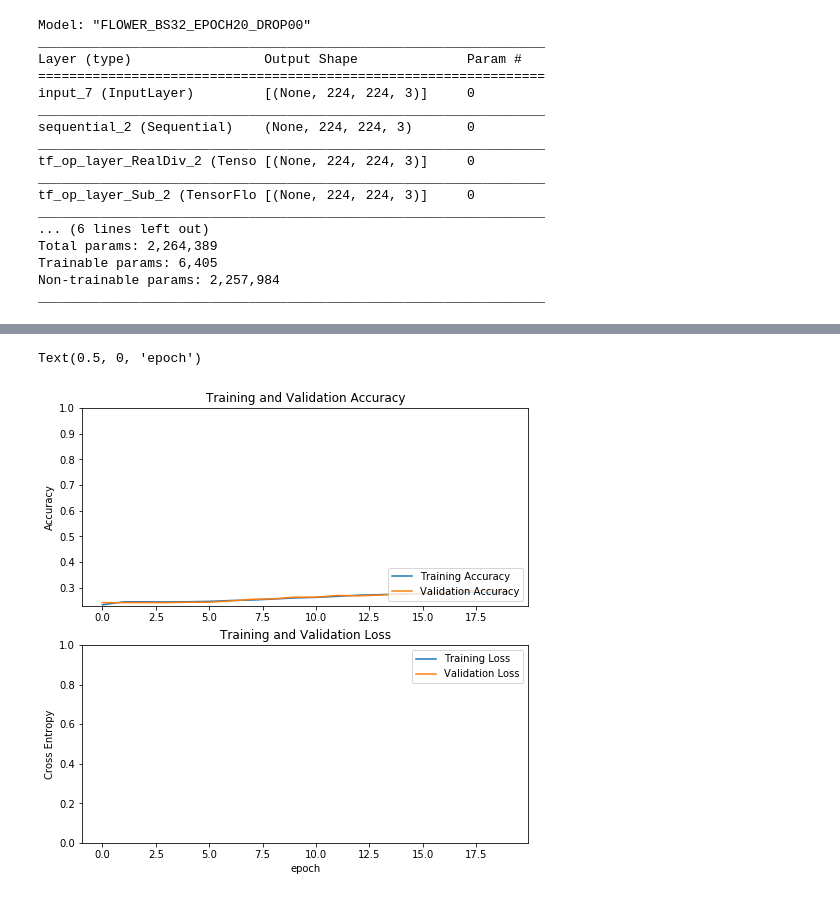
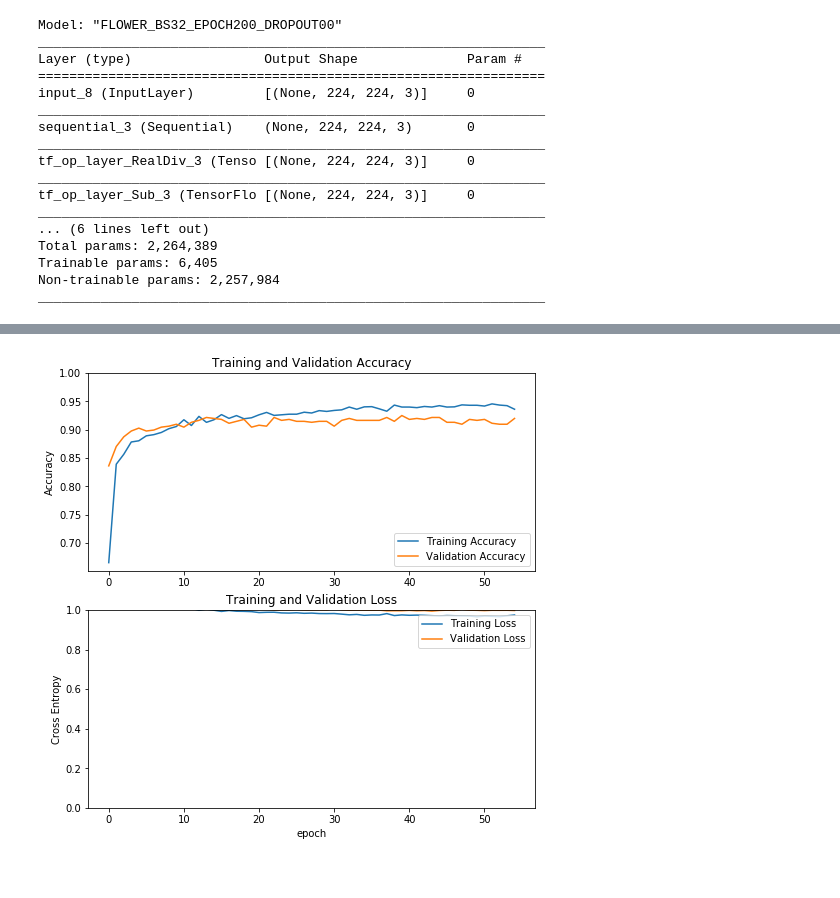
Before and after one commit to skywills/flower_classification, a Jupyter notebook: training.ipynb, the cells around one changed output, grey strips where cells are left out. Saved outputs shown, nothing was run; the diff lists cells and outputs as text; code cells hidden in the pictures.

```diff
--- a/training.ipynb
+++ b/training.ipynb
@@ -10,7 +10,7 @@ from tensorflow.keras.preprocessing import image_dataset_from_directory
 
 CWD_PATH = os.getcwd()
 MODEL_PATH = os.path.join(CWD_PATH, 'train_models')
-MODEL_NAME = 'FLOWER_BS32_EPOCH20_DROP00'
+MODEL_NAME = 'FLOWER_BS32_EPOCH200_DROPOUT00'
 MODEL_NAME_PATH = os.path.join(MODEL_PATH,MODEL_NAME)
 SAVED_MODEL_PATH = os.path.join(MODEL_NAME_PATH, '{}_model'.format(MODEL_NAME))
 SAVED_FINETUNE_MODEL_PATH = os.path.join(MODEL_NAME_PATH, '{}_finetune_model'.format(MODEL_NAME))
@@ -23,12 +23,23 @@ IMG_SIZE = (224, 224)
 SHAPE_SIZE = (224,224,3)
 VALIDATION_SPLIT = 0.2
 STEPS_PER_EPOCH = 1
-initial_epochs = 20
-fine_tune_epochs = 20
+initial_epochs = 200
+fine_tune_epochs = 200
 final_batch_size = 32
 DROPU_OUT = 0.0
 base_learning_rate = 0.0001
 AUTOTUNE = tf.data.experimental.AUTOTUNE
+if not os.path.exists(MODEL_NAME_PATH):
+    os.mkdir(MODEL_NAME_PATH)
+# %%
+data_augmentation = tf.keras.Sequential(
+  [
+    tf.keras.layers.experimental.preprocessing.RandomFlip("horizontal_and_vertical"),
+    tf.keras.layers.experimental.preprocessing.RandomRotation(0.2),
+    tf.keras.layers.experimental.preprocessing.RandomZoom(0.1),
+    tf.keras.layers.experimental.preprocessing.RandomContrast(0.1),
+  ]
+)
 # %%
 train_dataset = image_dataset_from_directory(DATA_PATH,
                                              shuffle=True,
@@ -83,8 +94,19 @@ for images, labels in train_dataset.take(1):
+# %%
+# define callbacks
+csv_logger = tf.keras.callbacks.CSVLogger(os.path.join(MODEL_NAME_PATH,"model_history_log.csv"), append=True)
+check_point_filepath = os.path.join(MODEL_NAME_PATH,"check_point_model.h5")
+check_point_filepath_finetune = os.path.join(MODEL_NAME_PATH,"check_point_model_finetune.h5")
+checkpoint = tf.keras.callbacks.ModelCheckpoint(check_point_filepath, monitor='loss', verbose=1, save_freq='epoch', save_best_only=True, mode='min')
+checkpoint_finetune = tf.keras.callbacks.ModelCheckpoint(check_point_filepath_finetune, monitor='loss', verbose=1, save_freq='epoch', save_best_only=True, mode='min')
+earlyStop = tf.keras.callbacks.EarlyStopping(monitor='loss', patience=5,min_delta=0.0)
+
+normal_callbacks = [csv_logger,checkpoint,earlyStop]
+finetune_callbacks = [csv_logger,checkpoint_finetune,earlyStop]
 # %%
 # define loss Object
 loss_object = tf.keras.losses.SparseCategoricalCrossentropy(from_logits=True)
 
-def get_optimizer(reduce_learning=True):
+def get_optimizer(reduce_learning=False):
     if(reduce_learning):
         return tf.keras.optimizers.Adam(lr=base_learning_rate)
     else:
@@ -117,11 +139,6 @@ Non-trainable params: 2,257,984
 __________________________________________________________________________________________________
 # %%
 ## data augmentation & drop out to overcome the overfit
-data_augmentation = tf.keras.Sequential([
-  tf.keras.layers.experimental.preprocessing.Rescaling(1./255, input_shape=SHAPE_SIZE),
-  tf.keras.layers.experimental.preprocessing.RandomFlip("horizontal_and_vertical"),
-  tf.keras.layers.experimental.preprocessing.RandomRotation(0.2),
-])
 
 global_average_layer = tf.keras.layers.GlobalAveragePooling2D()
 #softmax set the Dense with number of classes
@@ -137,17 +154,17 @@ outputs = prediction_layer(x)
 model = tf.keras.Model(inputs, outputs, name=MODEL_NAME)
 model.summary()
 # %% [output]
-Model: "FLOWER_BS32_EPOCH20_DROP00"
+Model: "FLOWER_BS32_EPOCH200_DROPOUT00"
 _________________________________________________________________
 Layer (type)                 Output Shape              Param #
 =================================================================
-input_7 (InputLayer)         [(None, 224, 224, 3)]     0
+input_8 (InputLayer)         [(None, 224, 224, 3)]     0
 _________________________________________________________________
-sequential_2 (Sequential)    (None, 224, 224, 3)       0
+sequential_3 (Sequential)    (None, 224, 224, 3)       0
 _________________________________________________________________
-tf_op_layer_RealDiv_2 (Tenso [(None, 224, 224, 3)]     0
+tf_op_layer_RealDiv_3 (Tenso [(None, 224, 224, 3)]     0
 _________________________________________________________________
-tf_op_layer_Sub_2 (TensorFlo [(None, 224, 224, 3)]     0
+tf_op_layer_Sub_3 (TensorFlo [(None, 224, 224, 3)]     0
 _________________________________________________________________
 ... (6 lines left out)
 Total params: 2,264,389
@@ -165,7 +182,8 @@ print("initial accuracy: {:.2f}".format(accuracy0))
 
 history = model.fit(train_dataset,
                     epochs=initial_epochs,
-                    validation_data=validation_dataset)
+                    validation_data=validation_dataset,
+                   callbacks=normal_callbacks)
 
 acc = history.history['accuracy']
 val_acc = history.history['val_accuracy']
@@ -190,4 +208,6 @@ plt.ylabel('Cross Entropy')
 plt.ylim([0,1.0])
 plt.title('Training and Validation Loss')
 plt.xlabel('epoch')
+plt.savefig(os.path.join(MODEL_NAME_PATH,'stats.png'))
+tf.saved_model.save(model, SAVED_MODEL_PATH)
 # %% [output]
@@ -211,4 +231,3 @@ Epoch 20/20
-Text(0.5, 0, 'epoch')
-[figure, old version]
+[figure, new version]
 # %%
 #evaluate model
```
Also changed, not shown: parts of 14 cells of this notebook, 15 other files.
